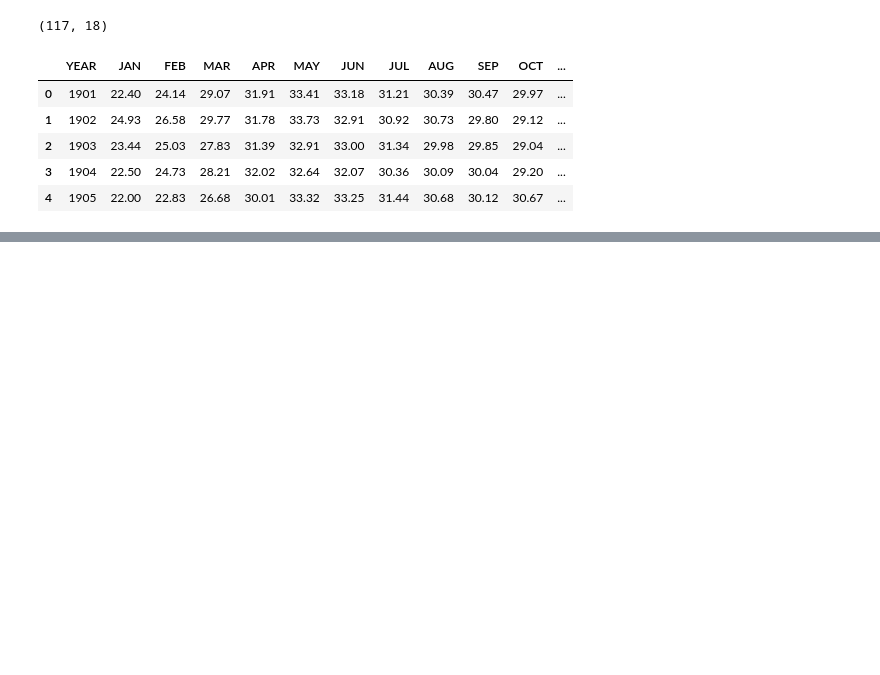
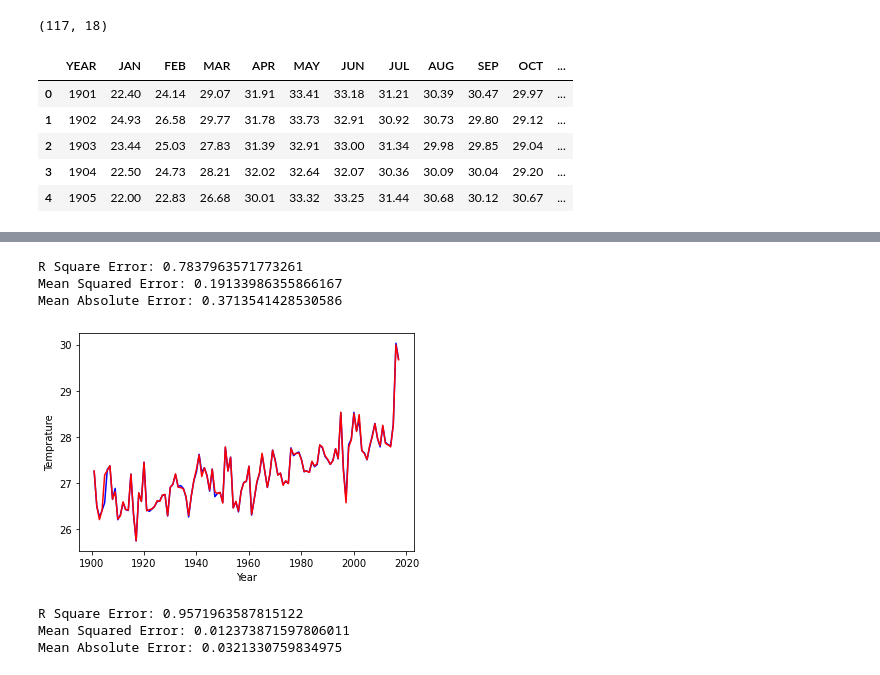
Before and after one commit to SiddheshDhinge/ML, a Jupyter notebook: Linear Regression.ipynb, the cells around one changed output, grey strips where cells are left out. Saved outputs shown, nothing was run; the diff lists cells and outputs as text; code cells hidden in the pictures; blank space fills up the shorter version.

```diff
--- a/Linear Regression.ipynb
+++ b/Linear Regression.ipynb
@@ -103,0 +88,8 @@ pd.crosstab(y_test, y_pred)
+# %%
+print('R Square Error:', r2_score(y_test, y_pred))
+print('Mean Squared Error:', mean_squared_error(y_test, y_pred))
+print('Mean Absolute Error:', mean_absolute_error(y_test, y_pred))
+# %% [output]
+R Square Error: 0.7837963571773261
+Mean Squared Error: 0.19133986355866167
+Mean Absolute Error: 0.3713541428530586
@@ -103,0 +98,7 @@ pd.crosstab(y_test, y_pred)
+# %%
+X = df.loc[:, df.columns != 'OCT-DEC']
+y = df[['OCT-DEC']]
+# %%
+(X_train, X_test, y_train, y_test) = train_test_split(X, y,train_size = 0.75,test_size = 0.25)
+# %%
+model = lr.fit(X_train, y_train)
@@ -103,0 +107,16 @@ pd.crosstab(y_test, y_pred)
+# %%
+plt.plot(X['YEAR'], y, c="blue")
+plt.plot(X['YEAR'], model.predict(X), c="red")
+plt.xlabel('Year')
+plt.ylabel('Temprature')
+plt.show()
+# %% [output]
+[figure, added]
+# %%
+print('R Square Error:', r2_score(y_test, y_pred))
+print('Mean Squared Error:', mean_squared_error(y_test, y_pred))
+print('Mean Absolute Error:', mean_absolute_error(y_test, y_pred))
+# %% [output]
+R Square Error: 0.9571963587815122
+Mean Squared Error: 0.012373871597806011
+Mean Absolute Error: 0.0321330759834975
```
Also changed, not shown: parts of 17 cells of this notebook.
